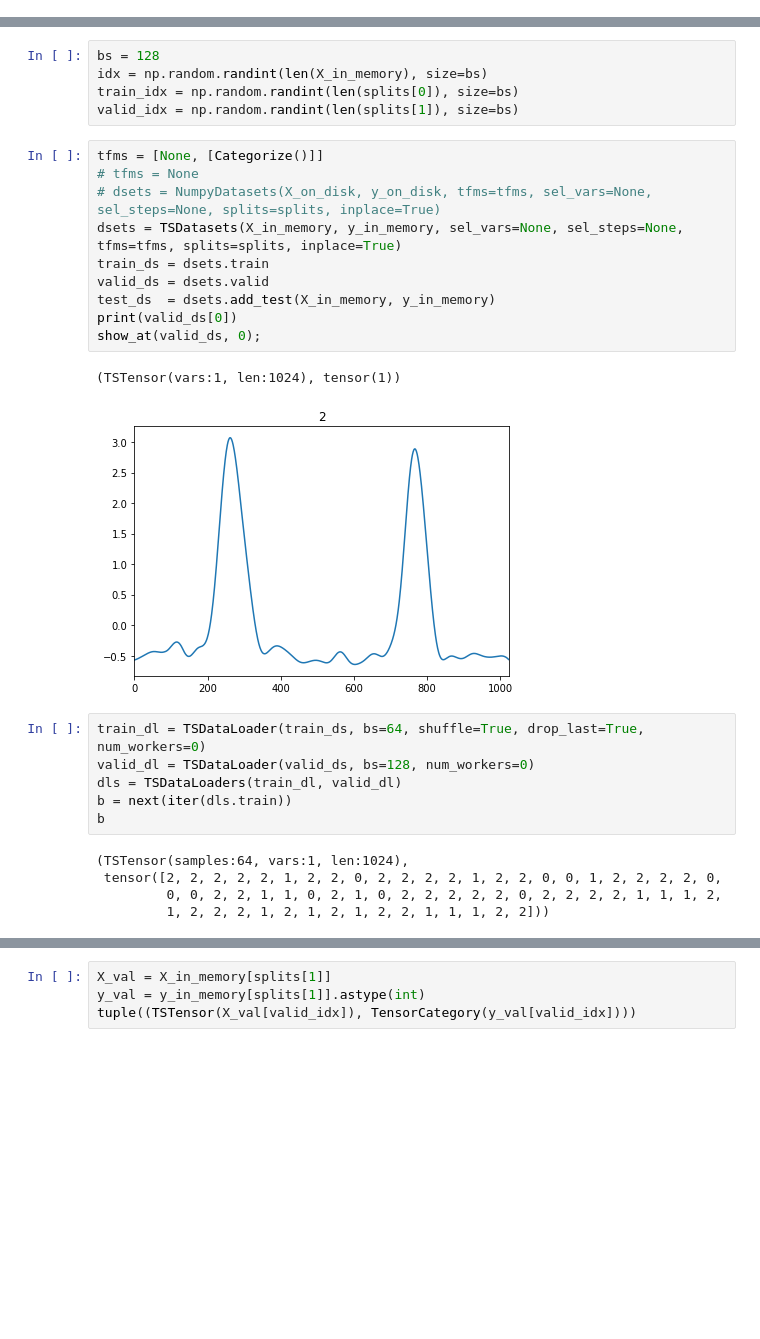
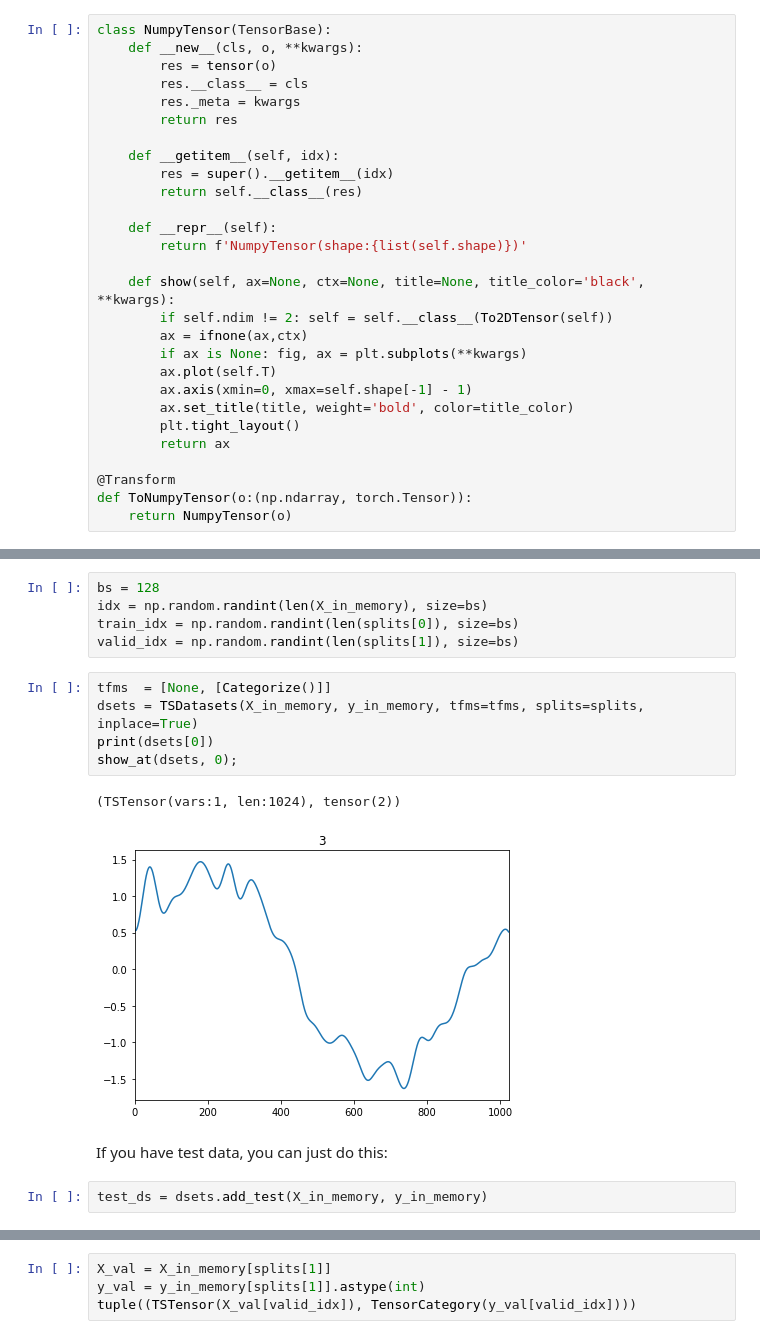
Before and after one commit to timeseriesAI/timeseriesAI2, a Jupyter notebook: tutorial_nbs/01_How_to_use_numpy_arrays_in_fastai2.ipynb, the cells around one changed output, grey strips where cells are left out. Drawn from its saved outputs; the diff is of its cells as text; blank space fills up the shorter version.

```diff
--- a/tutorial_nbs/01_How_to_use_numpy_arrays_in_fastai2.ipynb
+++ b/tutorial_nbs/01_How_to_use_numpy_arrays_in_fastai2.ipynb
@@ -117,4 +97,32 @@ y_valid: (8236,)
 ## Building block: NumpyTensor/ TSTensor 🧱
 # %% [markdown]
 Since fastai is based on Pytorch, you'll need to somehow transform the numpy arrays to tensors at some point (NumpyTensor or TSTensor in our case). There's a transform function called ToNumpyTensor/ ToTSTensor that transforms an array into a tensor of type NumpyTensor/ TSTensor (which have a show method).
+# %%
+class NumpyTensor(TensorBase):
+    def __new__(cls, o, **kwargs):
+        res = tensor(o)
+        res.__class__ = cls
+        res._meta = kwargs
+        return res
+
+    def __getitem__(self, idx):
+        res = super().__getitem__(idx)
+        return self.__class__(res)
+
+    def __repr__(self):
+        return f'NumpyTensor(shape:{list(self.shape)})'
+
+    def show(self, ax=None, ctx=None, title=None, title_color='black', **kwargs):
+        if self.ndim != 2: self = self.__class__(To2DTensor(self))
+        ax = ifnone(ax,ctx)
+        if ax is None: fig, ax = plt.subplots(**kwargs)
+        ax.plot(self.T)
+        ax.axis(xmin=0, xmax=self.shape[-1] - 1)
+        ax.set_title(title, weight='bold', color=title_color)
+        plt.tight_layout()
+        return ax
+
+@Transform
+def ToNumpyTensor(o:(np.ndarray, torch.Tensor)):
+    return NumpyTensor(o)
 # %%
@@ -534,26 +563,14 @@ idx = np.random.randint(len(X_in_memory), size=bs)
 train_idx = np.random.randint(len(splits[0]), size=bs)
 valid_idx = np.random.randint(len(splits[1]), size=bs)
 # %%
-tfms = [None, [Categorize()]]
-# tfms = None
-# dsets = NumpyDatasets(X_on_disk, y_on_disk, tfms=tfms, sel_vars=None, sel_steps=None, splits=splits, inplace=True)
-dsets = TSDatasets(X_in_memory, y_in_memory, sel_vars=None, sel_steps=None, tfms=tfms, splits=splits, inplace=True)
-train_ds = dsets.train
-valid_ds = dsets.valid
-test_ds  = dsets.add_test(X_in_memory, y_in_memory)
-print(valid_ds[0])
-show_at(valid_ds, 0);
+tfms  = [None, [Categorize()]]
+dsets = TSDatasets(X_in_memory, y_in_memory, tfms=tfms, splits=splits, inplace=True)
+print(dsets[0])
+show_at(dsets, 0);
 # %% [output]
-(TSTensor(vars:1, len:1024), tensor(1))
+(TSTensor(vars:1, len:1024), tensor(2))
-[figure, old version]
+[figure, new version]
-# %%
-train_dl = TSDataLoader(train_ds, bs=64, shuffle=True, drop_last=True, num_workers=0)
-valid_dl = TSDataLoader(valid_ds, bs=128, num_workers=0)
-dls = TSDataLoaders(train_dl, valid_dl)
-b = next(iter(dls.train))
-b
-# %% [output]
-(TSTensor(samples:64, vars:1, len:1024),
- tensor([2, 2, 2, 2, 2, 1, 2, 2, 0, 2, 2, 2, 2, 1, 2, 2, 0, 0, 1, 2, 2, 2, 2, 0,
-         0, 0, 2, 2, 1, 1, 0, 2, 1, 0, 2, 2, 2, 2, 2, 0, 2, 2, 2, 2, 1, 1, 1, 2,
-         1, 2, 2, 2, 1, 2, 1, 2, 1, 2, 2, 1, 1, 1, 2, 2]))
+# %% [markdown]
+If you have test data, you can just do this:
+# %%
+test_ds = dsets.add_test(X_in_memory, y_in_memory)
```
Also changed, not shown: parts of 43 cells of this notebook, 3 other files.
